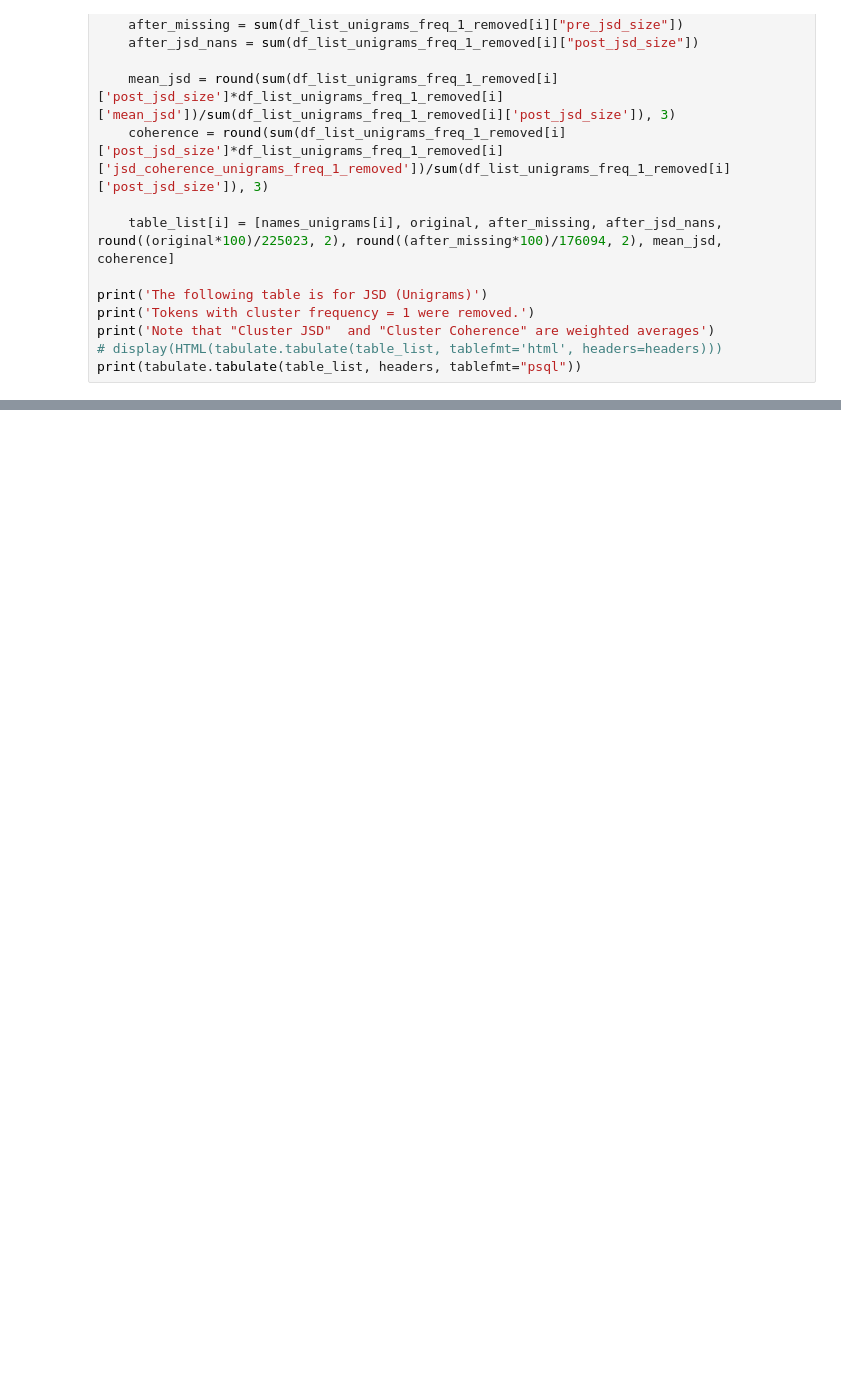
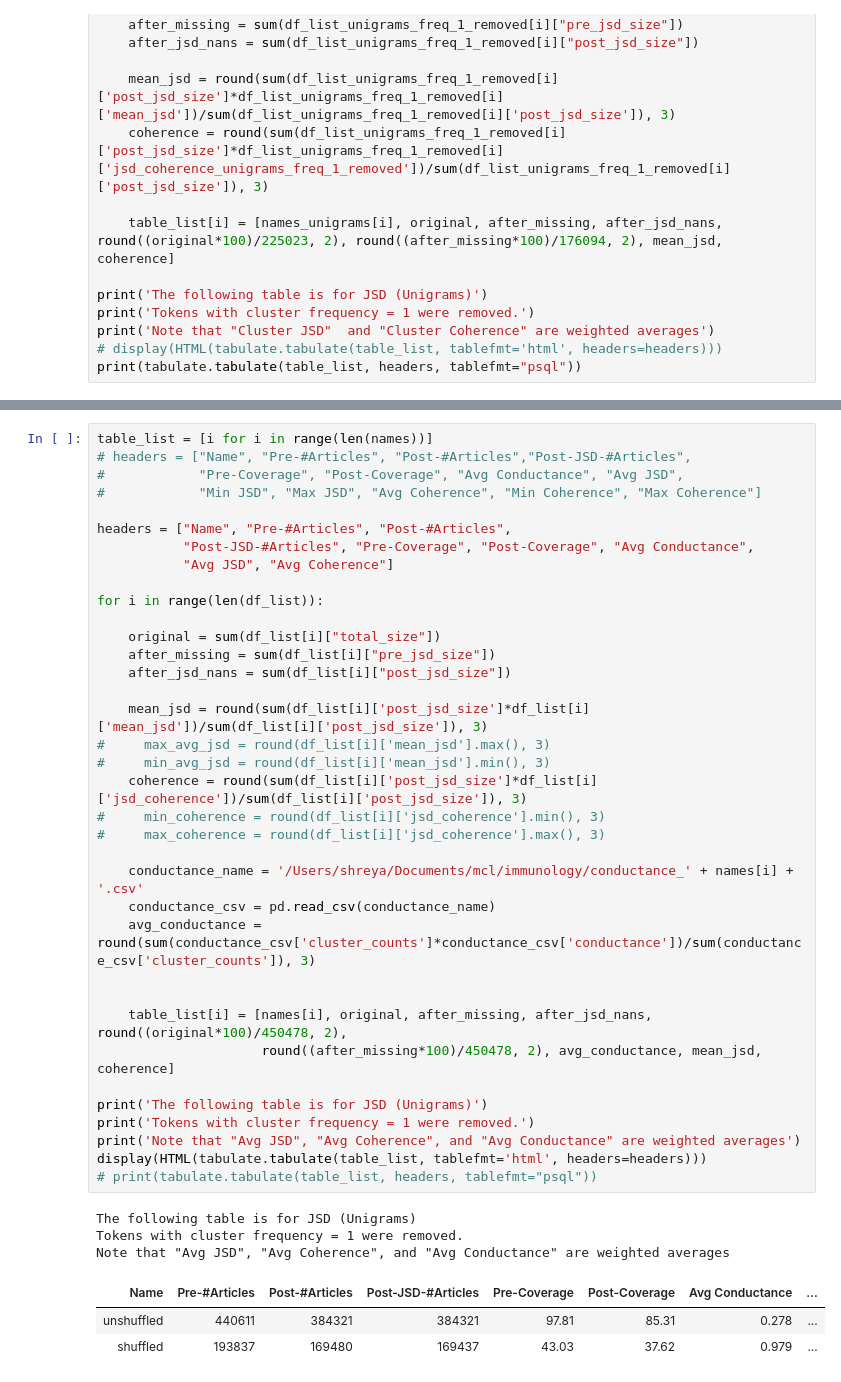
Before and after one commit to NETESOLUTIONS/ERNIE, a Jupyter notebook: P2_studies/theta_plus/JSD_coherence.ipynb, the cells around one changed output, grey strips where cells are left out. Saved outputs shown, nothing was run; the diff lists cells and outputs as text; blank space fills up the shorter version.

```diff
--- a/P2_studies/theta_plus/JSD_coherence.ipynb
+++ b/P2_studies/theta_plus/JSD_coherence.ipynb
@@ -527,0 +714,43 @@ print(tabulate.tabulate(table_list, headers, tablefmt="psql"))
+# %%
+table_list = [i for i in range(len(names))]
+# headers = ["Name", "Pre-#Articles", "Post-#Articles","Post-JSD-#Articles",
+#            "Pre-Coverage", "Post-Coverage", "Avg Conductance", "Avg JSD",
+#            "Min JSD", "Max JSD", "Avg Coherence", "Min Coherence", "Max Coherence"]
+
+headers = ["Name", "Pre-#Articles", "Post-#Articles",
+           "Post-JSD-#Articles", "Pre-Coverage", "Post-Coverage", "Avg Conductance",
+           "Avg JSD", "Avg Coherence"]
+
+for i in range(len(df_list)):
+
+    original = sum(df_list[i]["total_size"])
+    after_missing = sum(df_list[i]["pre_jsd_size"])
+    after_jsd_nans = sum(df_list[i]["post_jsd_size"])
+
+    mean_jsd = round(sum(df_list[i]['post_jsd_size']*df_list[i]['mean_jsd'])/sum(df_list[i]['post_jsd_size']), 3)
+#     max_avg_jsd = round(df_list[i]['mean_jsd'].max(), 3)
+#     min_avg_jsd = round(df_list[i]['mean_jsd'].min(), 3)
+    coherence = round(sum(df_list[i]['post_jsd_size']*df_list[i]['jsd_coherence'])/sum(df_list[i]['post_jsd_size']), 3)
+#     min_coherence = round(df_list[i]['jsd_coherence'].min(), 3)
+#     max_coherence = round(df_list[i]['jsd_coherence'].max(), 3)
+
+    conductance_name = '/Users/shreya/Documents/mcl/immunology/conductance_' + names[i] + '.csv'
+    conductance_csv = pd.read_csv(conductance_name)
+    avg_conductance = round(sum(conductance_csv['cluster_counts']*conductance_csv['conductance'])/sum(conductance_csv['cluster_counts']), 3)
+
+
+    table_list[i] = [names[i], original, after_missing, after_jsd_nans, round((original*100)/450478, 2),
+                     round((after_missing*100)/450478, 2), avg_conductance, mean_jsd, coherence]
+
+print('The following table is for JSD (Unigrams)')
+print('Tokens with cluster frequency = 1 were removed.')
+print('Note that "Avg JSD", "Avg Coherence", and "Avg Conductance" are weighted averages')
+display(HTML(tabulate.tabulate(table_list, tablefmt='html', headers=headers)))
+# print(tabulate.tabulate(table_list, headers, tablefmt="psql"))
+# %% [output]
+The following table is for JSD (Unigrams)
+Tokens with cluster frequency = 1 were removed.
+Note that "Avg JSD", "Avg Coherence", and "Avg Conductance" are weighted averages
+| Name | Pre-#Articles | Post-#Articles | Post-JSD-#Articles | Pre-Coverage | Post-Coverage | Avg Conductance | ... |
+| unshuffled | 440611 | 384321 | 384321 | 97.81 | 85.31 | 0.278 | ... |
+| shuffled | 193837 | 169480 | 169437 | 43.03 | 37.62 | 0.979 | ... |
```
Also changed, not shown: parts of 10 cells of this notebook, 6 other files.
